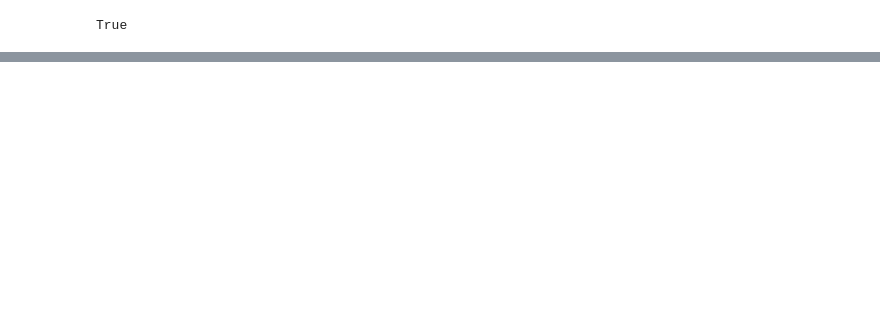
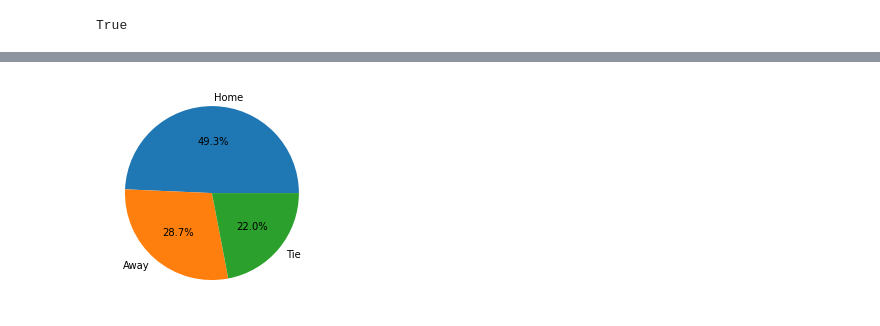
Before and after one commit to glomanu/football-home-adv, a Jupyter notebook: Kopia_notatnika_Home_adv.ipynb, the cells around one changed output, grey strips where cells are left out. Cells and saved outputs as stored; diff of their text form; code cells hidden in the pictures; blank space fills up the shorter version.

Commit message:
Created using Colaboratory Created the pie chart to show the fraction of home games that are won and the fraction of time that away teams won the game.

```diff
--- a/Kopia_notatnika_Home_adv.ipynb
+++ b/Kopia_notatnika_Home_adv.ipynb
@@ -240,0 +237,7 @@ Warning: total number of rows (44059) exceeds max_rows (20000). Limiting to firs
+# %%
+wins=df1['outcome'].value_counts() #Counts the amount of each outcome that occured
+wins.index=['Home','Away','Tie'] #Changes the lable to Home Away or Tie to show who won the match
+plt.pyplot.pie(wins,labels=wins.index,autopct='%.1f%%') #construct the pie chart
+plt.pyplot.show() #makes the pie chart
+# %% [output]
+[figure, added]
```
Also changed, not shown: parts of 4 cells of this notebook.
